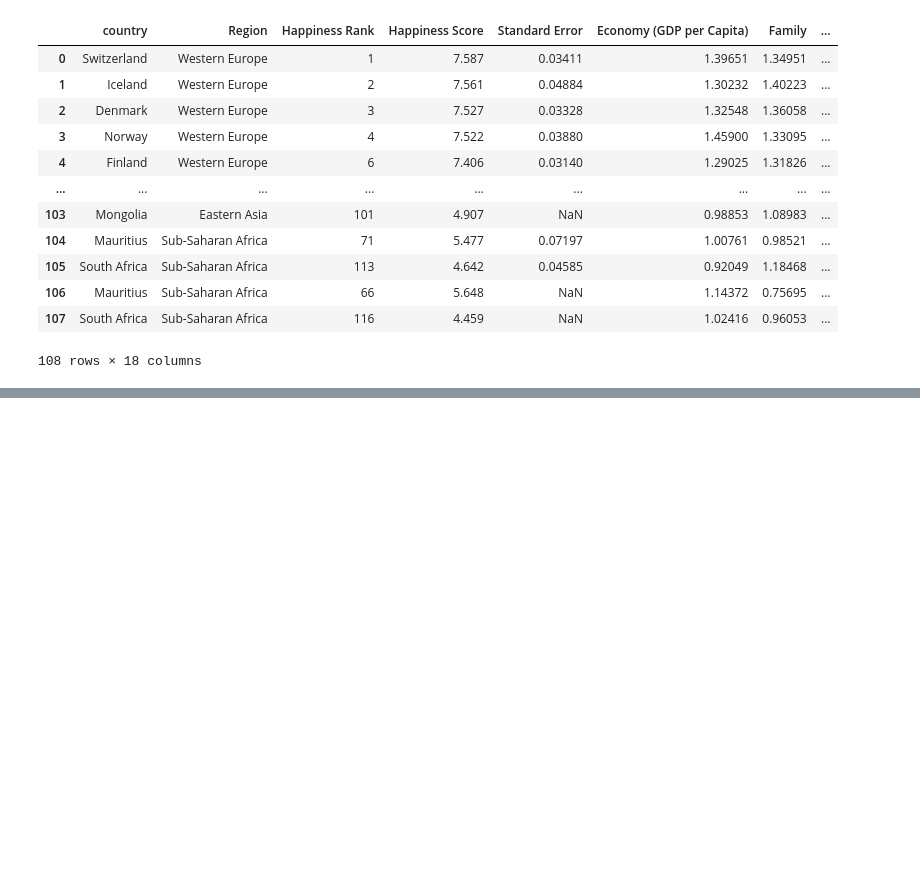
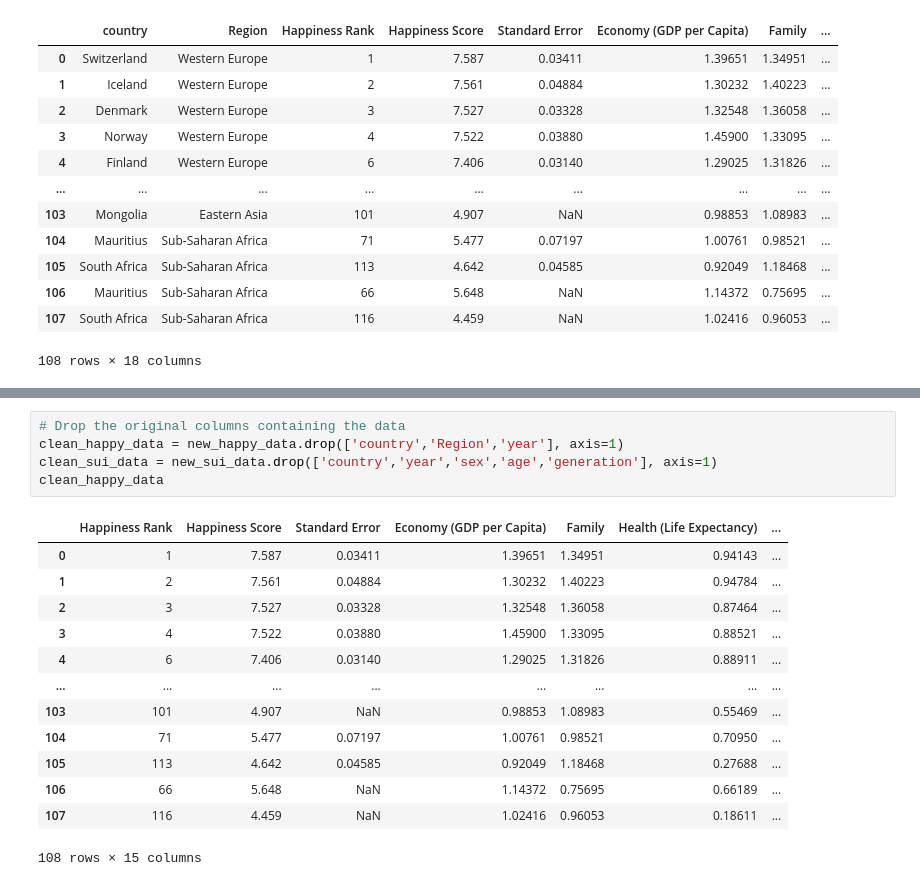
Before and after one commit to lake-walker/ETL-project, a Jupyter notebook: data_cleaning.ipynb, the cells around one changed output, grey strips where cells are left out. Drawn from its saved outputs; the diff is of its cells as text; blank space fills up the shorter version.

Commit message:
Created all final dataframes with keys

```diff
--- a/data_cleaning.ipynb
+++ b/data_cleaning.ipynb
@@ -386,0 +403,19 @@ new_happy_data
+# %%
+# Drop the original columns containing the data
+clean_happy_data = new_happy_data.drop(['country','Region','year'], axis=1)
+clean_sui_data = new_sui_data.drop(['country','year','sex','age','generation'], axis=1)
+clean_happy_data
+# %% [output]
+|  | Happiness Rank | Happiness Score | Standard Error | Economy (GDP per Capita) | Family | Health (Life Expectancy) | ... |
+| 0 | 1 | 7.587 | 0.03411 | 1.39651 | 1.34951 | 0.94143 | ... |
+| 1 | 2 | 7.561 | 0.04884 | 1.30232 | 1.40223 | 0.94784 | ... |
+| 2 | 3 | 7.527 | 0.03328 | 1.32548 | 1.36058 | 0.87464 | ... |
+| 3 | 4 | 7.522 | 0.03880 | 1.45900 | 1.33095 | 0.88521 | ... |
+| 4 | 6 | 7.406 | 0.03140 | 1.29025 | 1.31826 | 0.88911 | ... |
+| ... | ... | ... | ... | ... | ... | ... | ... |
+| 103 | 101 | 4.907 | NaN | 0.98853 | 1.08983 | 0.55469 | ... |
+| 104 | 71 | 5.477 | 0.07197 | 1.00761 | 0.98521 | 0.70950 | ... |
+| 105 | 113 | 4.642 | 0.04585 | 0.92049 | 1.18468 | 0.27688 | ... |
+| 106 | 66 | 5.648 | NaN | 1.14372 | 0.75695 | 0.66189 | ... |
+| 107 | 116 | 4.459 | NaN | 1.02416 | 0.96053 | 0.18611 | ... |
+108 rows × 15 columns
```
Also changed, not shown: parts of 1 cell of this notebook.
